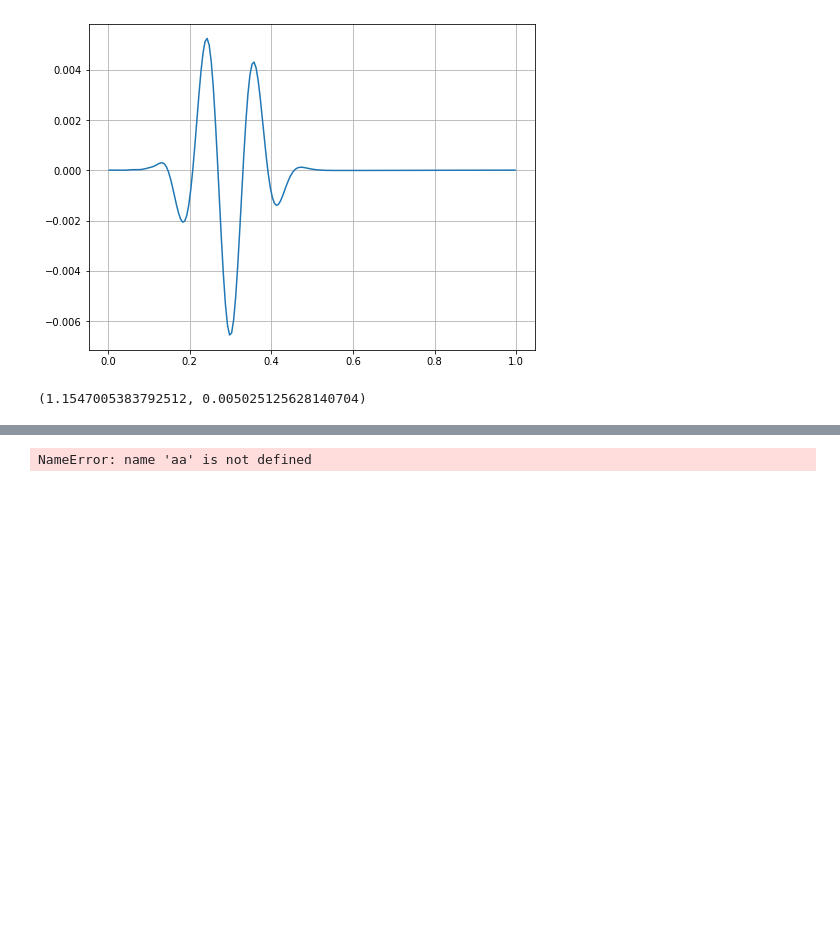
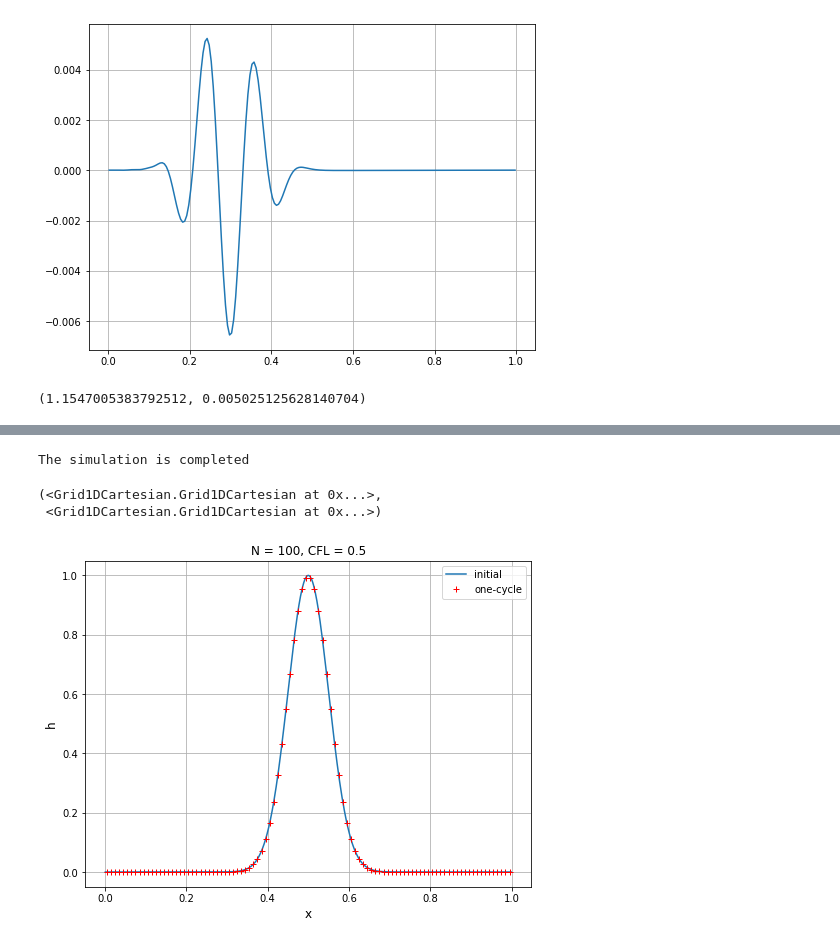
Before and after one commit to sirpipat/tsunami-modelling, a Jupyter notebook: src/NewGround.ipynb, the cells around one changed output, grey strips where cells are left out. Cells and saved outputs as stored; diff of their text form; code cells hidden in the pictures; blank space fills up the shorter version.

```diff
--- a/src/NewGround.ipynb
+++ b/src/NewGround.ipynb
@@ -598,7 +492,3 @@ array([[3, 1, 2, 3],
-# %%
-aa[:,-1]
-# %% [output]
-NameError: name 'aa' is not defined
 # %%
 # define grid points
 xmin = -6
@@ -639,3 +529,47 @@ interp_scheme = third_order_upwind
 limiter = interp_vanLeer3
 
 tank.simulate(CFL, MAX_STEPS, times, problem, output_directory, interp_scheme, limiter)
+# %%
+# define grid points
+xmin = -1
+xmax = 1
+N = 500
+x = np.linspace(xmin, xmax, N+1)
+x = (x[:-1] + x[1:]) / 2
+
+# bathymetry
+b = -100 * (x ** 0) + 0.5
+
+# initial water surface
+s = 1 * np.exp(- (x-0)**2 / (2 * 0.05**2)) + 0
+
+# initial speed
+u = x * 0 + 0
+
+# boundary condition
+bc = 'reflecting'
+
+# gravity acceleration
+g = 1/100
+
+# initialize WaterWaveSim object
+tank = ShallowWaterSim(x, b, s, u, g, bc)
+
+CFL = 0.1
+
+# preventing the simulation to run eternally when dt is too small
+MAX_STEPS = 100000
+
+output_directory = '../output_reflecting/'
+
+times = np.arange(0.1,2.1,0.1)
+
+problem = 'shallowwater'
+interp_scheme = fifth_order_upwind
+limiter = interp_SuHu5
+
+tank.simulate(CFL, MAX_STEPS, times, problem, output_directory, interp_scheme, limiter)
+# %% [output]
+The simulation is completed
+(<Grid1DCartesian.Grid1DCartesian at 0x...>,
+ <Grid1DCartesian.Grid1DCartesian at 0x...>)
@@ -641,0 +624,31 @@ tank.simulate(CFL, MAX_STEPS, times, problem, output_directory, interp_scheme, l
+# %%
+# define grid points
+xmin = 0
+xmax = 1
+x = np.linspace(xmin, xmax, N+1)
+x = (x[:-1] + x[1:]) / 2
+dx = (xmax - xmin) / 100
+
+# bathymetry
+b = -1 * (x ** 0)
+
+# initial water surface
+s = 1 * np.exp(- (x-0.5)**2 / (2 * 0.05**2)) + 0
+#where = np.where(np.abs(x - 0.7) <= 0.1)
+#s[where] = 1
+
+# initial speed
+u = x * 0 + 1
+
+dd = read_data('../output_simple_5u_SuHu5_CFL_0.5/files/data_000200.txt')
+# %%
+plt.plot(x, s, label = 'initial')
+plt.plot(dd[3],dd[5], '+r', label = 'one-cycle')
+plt.grid()
+plt.title('N = 100, CFL = 0.5')
+plt.legend()
+plt.xlabel('x', size = 12)
+plt.ylabel('h', size = 12)
+plt.savefig('../advection_5u_SuHu5_CFL_0p5_N_100.pdf', dpi = 150)
+# %% [output]
+[figure, added]
```
Also changed, not shown: parts of 47 cells of this notebook, 2 other files.
